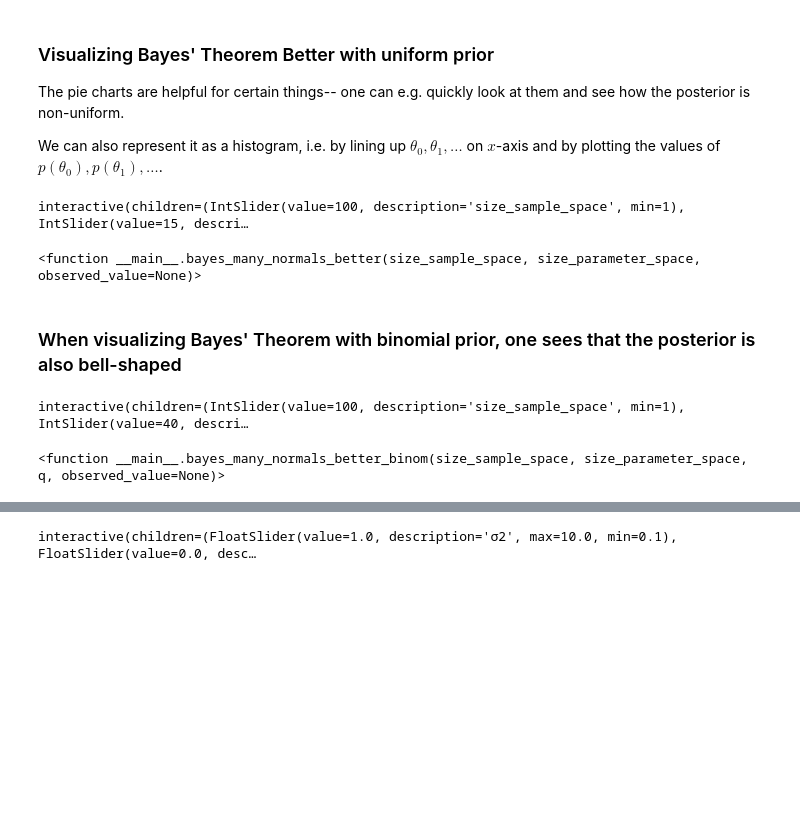
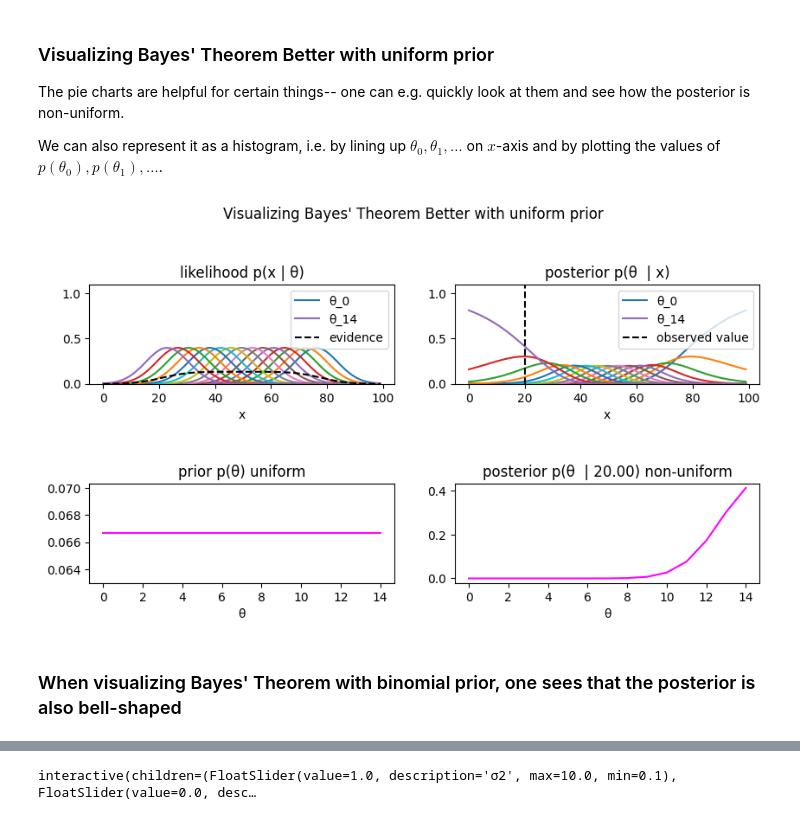
Before and after one commit to logic-teaching/philstatsbook, a Jupyter notebook: _sources/Chap10.ipynb, the cells around one changed output, grey strips where cells are left out. Saved outputs shown, nothing was run; the diff lists cells and outputs as text; code cells hidden in the pictures; blank space fills up the shorter version.

```diff
--- a/_sources/Chap10.ipynb
+++ b/_sources/Chap10.ipynb
@@ -520,14 +508,10 @@ def bayes_many_normals_better(size_sample_space,size_parameter_space, observed_v
 
 
     bayes_better(n,l,my_prior,my_likelihood, observed_value = observed_value)
-# %%
-interact(bayes_many_normals_better,
-         size_sample_space= IntSlider(min=1, max=100, step=1, value=100),
-         size_parameter_space= IntSlider(min=1, max=50, step=1, value=15),
-         observed_value = IntSlider(min=1, max=99, step=1, value=20))
-# %% [output]
-interactive(children=(IntSlider(value=100, description='size_sample_space', min=1), IntSlider(value=15, descri…
-<function __main__.bayes_many_normals_better(size_sample_space, size_parameter_space, observed_value=None)>
+# %%
+bayes_many_normals_better(100, 15, 20)
+# %% [output]
+[figure, added]
 # %% [markdown]
 ### When visualizing Bayes' Theorem with binomial prior, one sees that the posterior is also bell-shaped
 # %%
@@ -675,12 +659,3 @@ def bayes_many_normals_better_binom(size_sample_space,size_parameter_space, q, o
 
 
     bayes_better_binom(n,l,my_prior,my_likelihood, q, observed_value = observed_value)
-# %%
-interact(bayes_many_normals_better_binom,
-         size_sample_space= IntSlider(min=1, max=100, step=1, value=100),
-         size_parameter_space= IntSlider(min=1, max=100, step=1, value=40),
-         q = FloatSlider(min=0, max=1, step=0.01, value=0.5),
-        observed_value = IntSlider(min=1, max=99, step=1, value=20))
-# %% [output]
-interactive(children=(IntSlider(value=100, description='size_sample_space', min=1), IntSlider(value=40, descri…
-<function __main__.bayes_many_normals_better_binom(size_sample_space, size_parameter_space, q, observed_value=None)>
```
Also changed, not shown: parts of 10 cells of this notebook, 21 other files.
